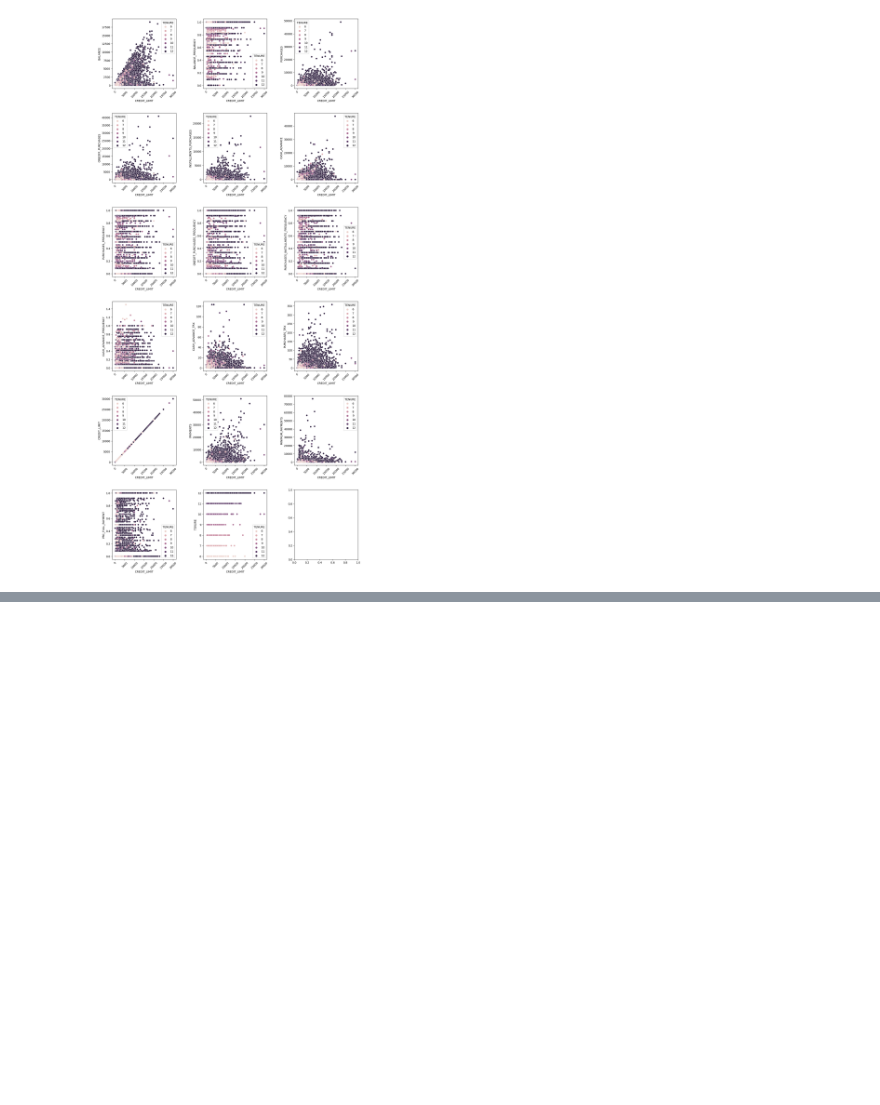
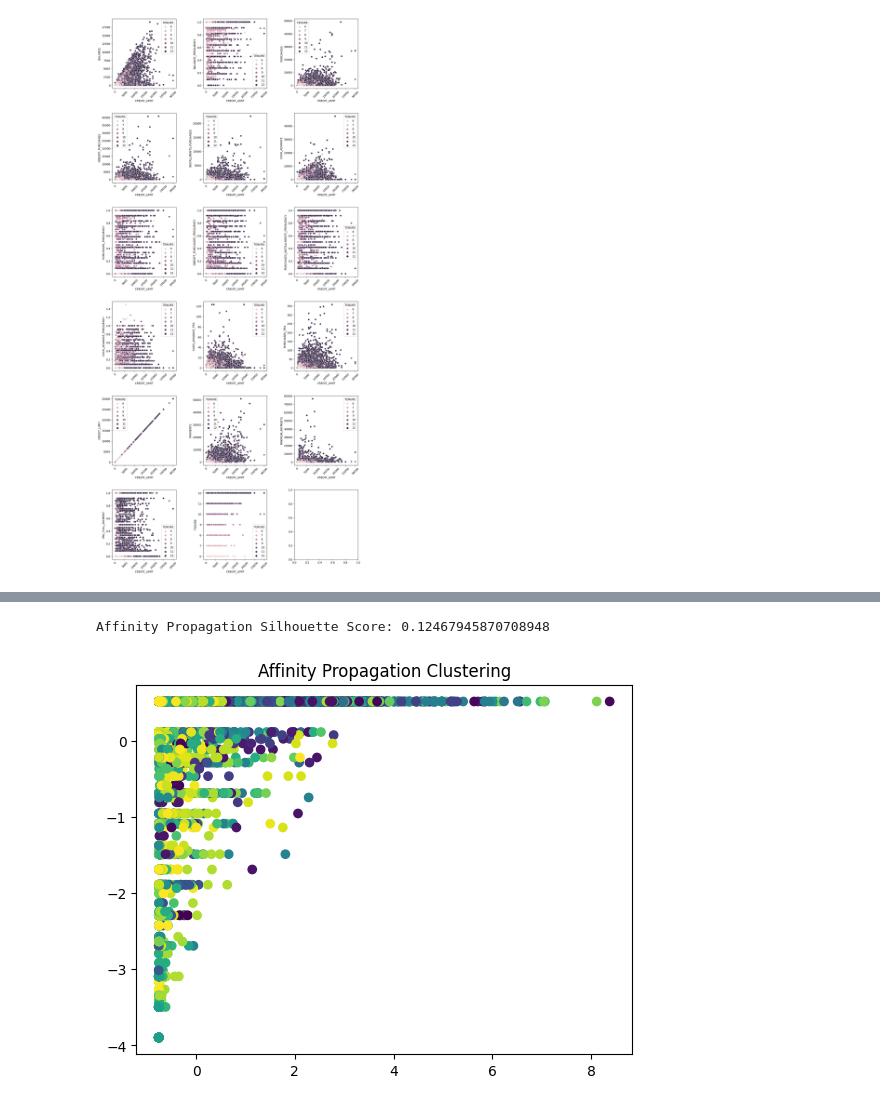
Before and after one commit to mredshaw/DS2, a Jupyter notebook: DS2_A2_V1.ipynb, the cells around one changed output, grey strips where cells are left out. Cells and saved outputs as stored; diff of their text form; code cells hidden in the pictures; blank space fills up the shorter version.

```diff
--- a/DS2_A2_V1.ipynb
+++ b/DS2_A2_V1.ipynb
@@ -260,0 +349,19 @@ plt.show()
+# %%
+# Importing required library
+from sklearn.cluster import AffinityPropagation
+
+# Applying Affinity Propagation
+af = AffinityPropagation(random_state=0)
+af_labels = af.fit_predict(X)
+
+# Silhouette Score
+af_sil_score = silhouette_score(X, af_labels)
+print(f"Affinity Propagation Silhouette Score: {af_sil_score}")
+
+# Plotting
+plt.scatter(X[:, 0], X[:, 1], c=af_labels)
+plt.title('Affinity Propagation Clustering')
+plt.show()
+# %% [output]
+Affinity Propagation Silhouette Score: 0.12467945870708948
+[figure, added]
```
Also changed, not shown: parts of 15 cells of this notebook.
